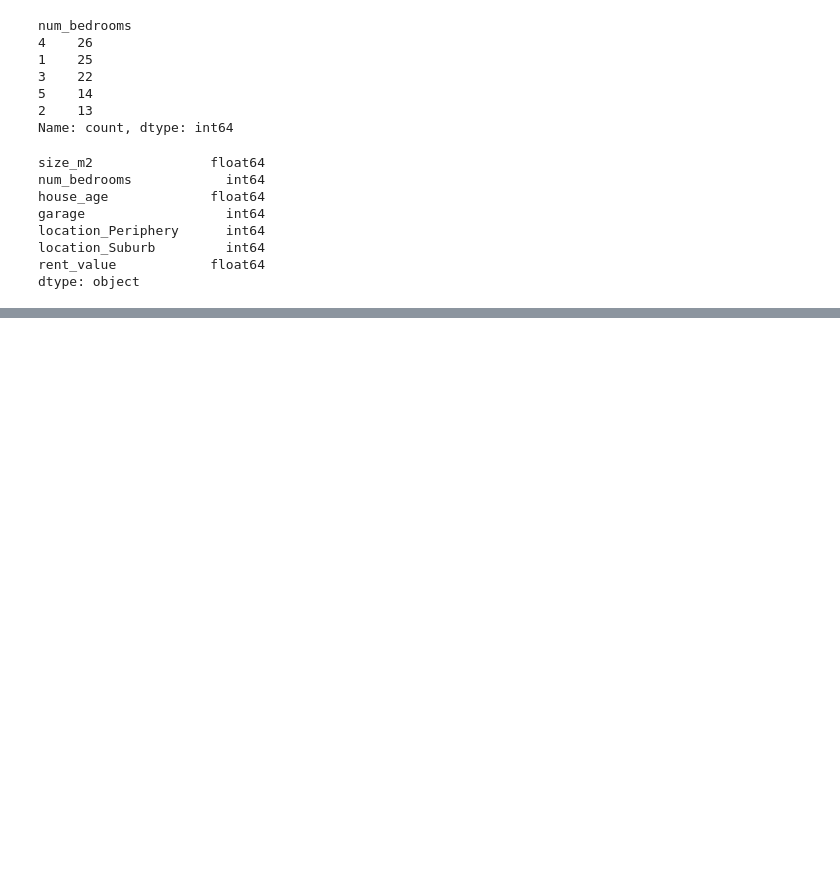
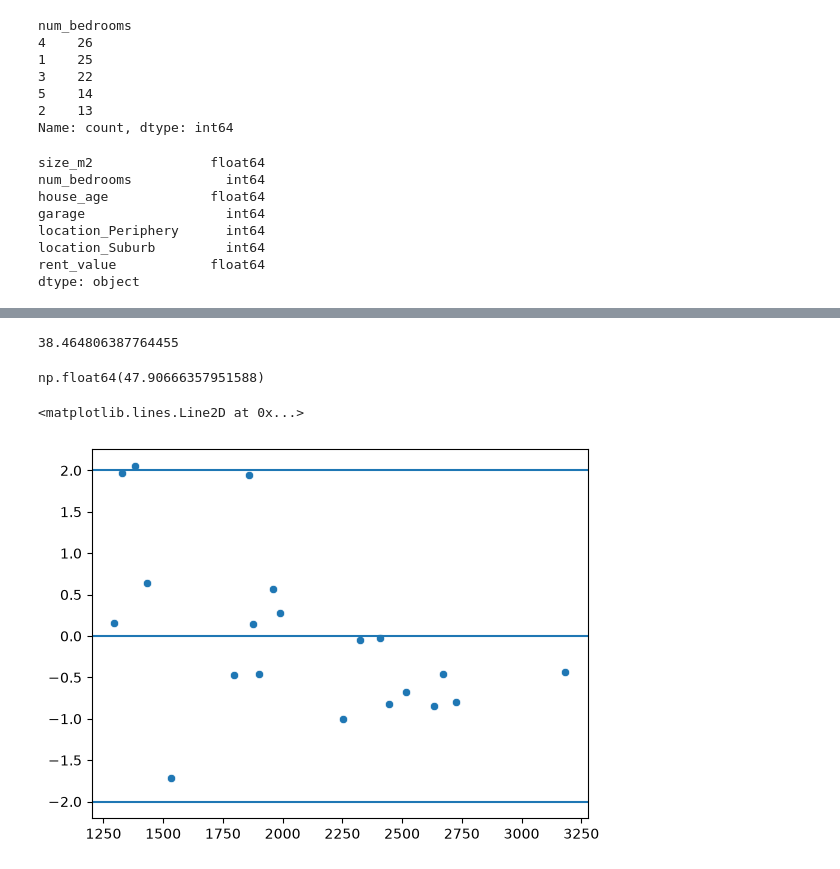
Before and after one commit to HannahGrecco/machine-learning-studies, a Jupyter notebook: notebooks/01_eda.ipynb, the cells around one changed output, grey strips where cells are left out. Drawn from its saved outputs; the diff is of its cells as text; code cells hidden in the pictures; blank space fills up the shorter version.

```diff
--- a/notebooks/01_eda.ipynb
+++ b/notebooks/01_eda.ipynb
@@ -155,0 +171,2 @@ X_train, X_test, y_train, y_test = train_test_split(X, y, test_size=0.20, random
+# %%
+model_pipeline.fit(X_train, y_train)
@@ -155,0 +180,2 @@ X_train, X_test, y_train, y_test = train_test_split(X, y, test_size=0.20, random
+# %%
+y_pred = model_pipeline.predict(X_test)
@@ -155,0 +186,4 @@ X_train, X_test, y_train, y_test = train_test_split(X, y, test_size=0.20, random
+# %%
+mean_absolute_error(y_test, y_pred)
+# %% [output]
+38.464806387764455
@@ -155,0 +193,17 @@ X_train, X_test, y_train, y_test = train_test_split(X, y, test_size=0.20, random
+# %%
+rmse
+# %% [output]
+np.float64(47.90666357951588)
+# %%
+residuals = y_test - y_pred
+# %%
+from scipy.stats import zscore
+residual_std = zscore(residuals)
+# %%
+sns.scatterplot(x=y_pred, y=residual_std)
+plt.axhline(y=0)
+plt.axhline(y=-2)
+plt.axhline(y=2)
+# %% [output]
+<matplotlib.lines.Line2D at 0x...>
+[figure, added]
```
Also changed, not shown: parts of 5 cells of this notebook.
